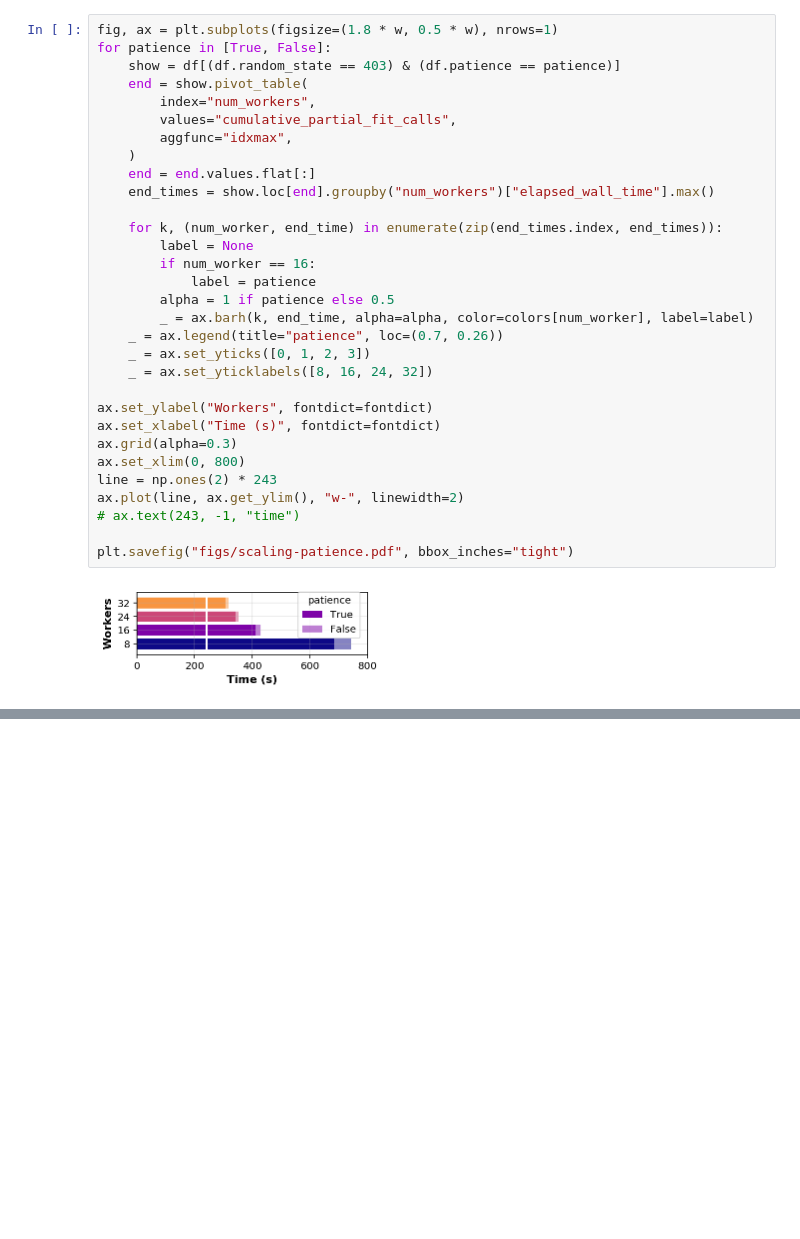
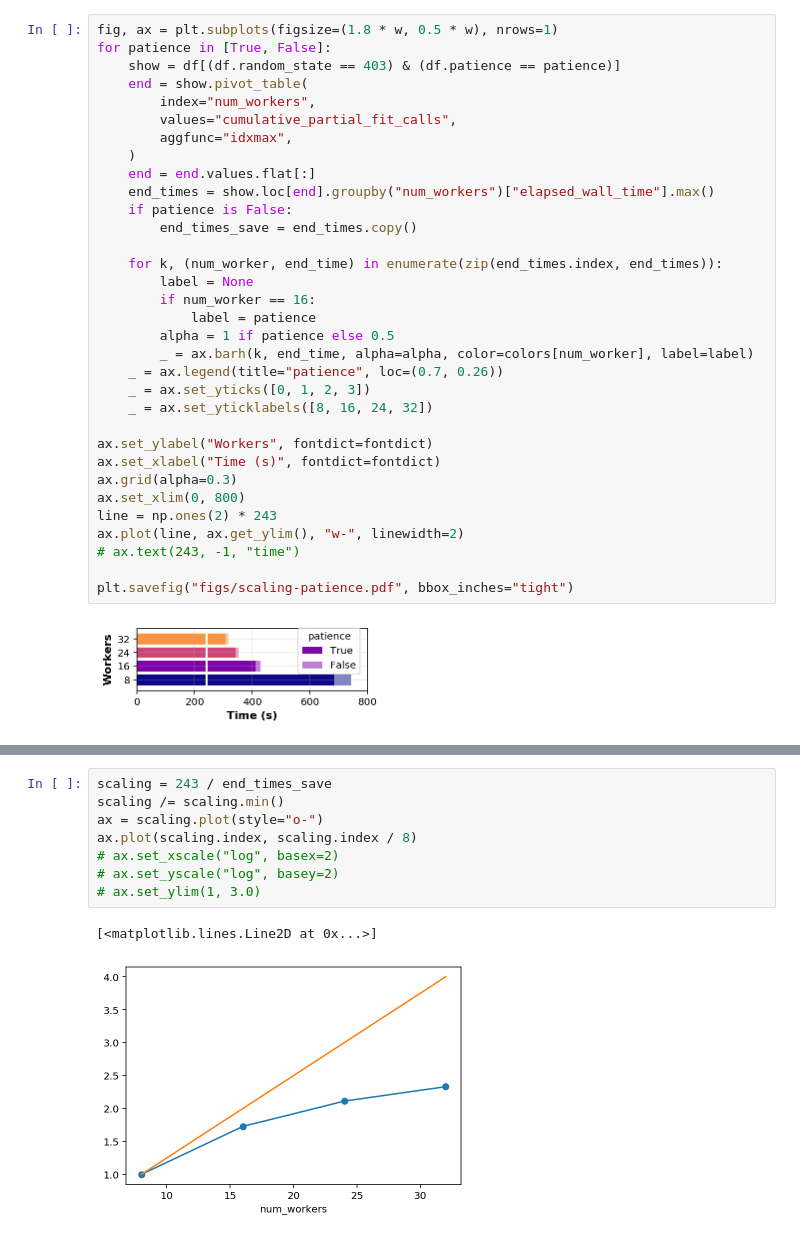
Before and after one commit to stsievert/dask-hyperband-comparison, a Jupyter notebook: image-denoising/Simulate-Viz.ipynb, the cells around one changed output, grey strips where cells are left out. Saved outputs shown, nothing was run; the diff lists cells and outputs as text; blank space fills up the shorter version.

```diff
--- a/image-denoising/Simulate-Viz.ipynb
+++ b/image-denoising/Simulate-Viz.ipynb
@@ -293,6 +293,8 @@ for patience in [True, False]:
     )
     end = end.values.flat[:]
     end_times = show.loc[end].groupby("num_workers")["elapsed_wall_time"].max()
+    if patience is False:
+        end_times_save = end_times.copy()
 
     for k, (num_worker, end_time) in enumerate(zip(end_times.index, end_times)):
         label = None
@@ -317,0 +329,11 @@ plt.savefig("figs/scaling-patience.pdf", bbox_inches="tight")
+# %%
+scaling = 243 / end_times_save
+scaling /= scaling.min()
+ax = scaling.plot(style="o-")
+ax.plot(scaling.index, scaling.index / 8)
+# ax.set_xscale("log", basex=2)
+# ax.set_yscale("log", basey=2)
+# ax.set_ylim(1, 3.0)
+# %% [output]
+[<matplotlib.lines.Line2D at 0x...>]
+[figure, added]
```
Also changed, not shown: parts of 3 cells of this notebook, 3 other files.
